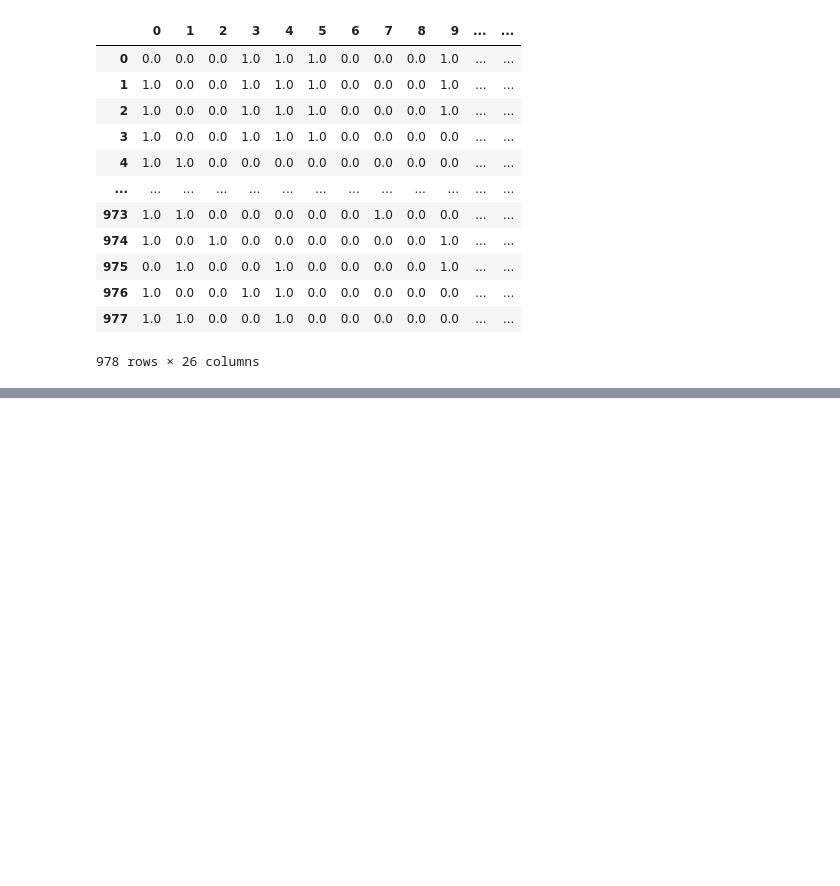
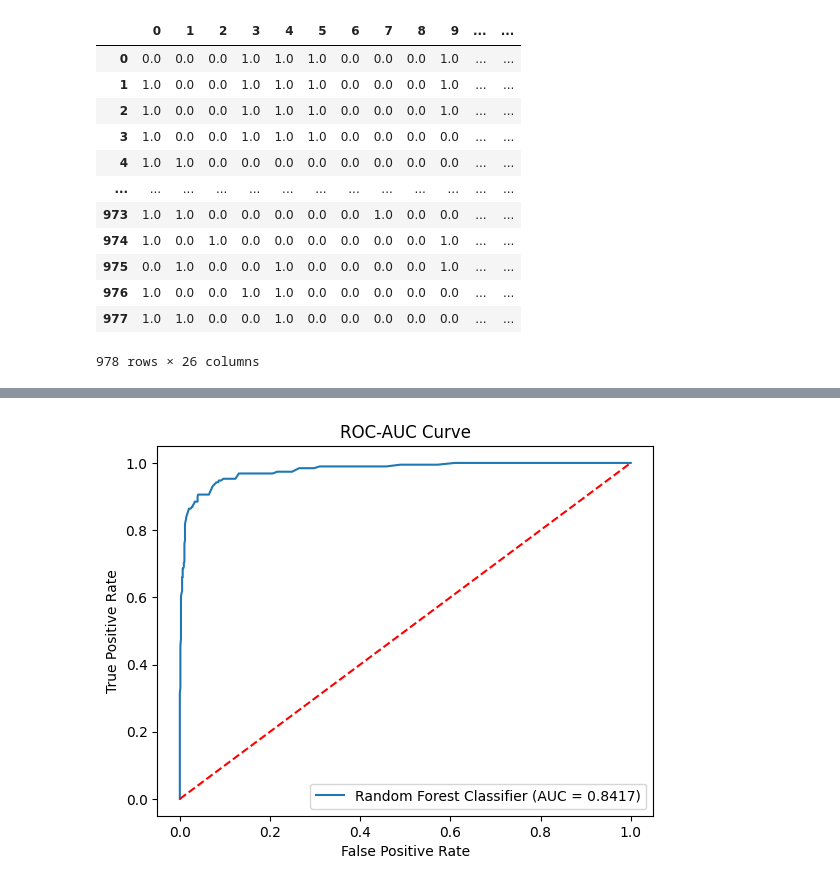
Before and after one commit to BinalPatel29/Udemy, a Jupyter notebook: Random forest/classification_implementation.ipynb, the cells around one changed output, grey strips where cells are left out. Drawn from its saved outputs; the diff is of its cells as text; code cells hidden in the pictures; blank space fills up the shorter version.

Commit message:
classifier

```diff
--- a/Random forest/classification_implementation.ipynb
+++ b/Random forest/classification_implementation.ipynb
@@ -315,0 +415,17 @@ pd.DataFrame(x_test)
+# %%
+from sklearn.model_selection import RandomizedSearchCV
+
+model_param= {}
+for name, model, params in randomcv_models:
+    random= RandomizedSearchCV(estimator=model,
+                               param_distributions=params,
+                               n_iter=100,
+                               cv=3,
+                               verbose=2,
+                               n_jobs=1)
+    random.fit(x_train, y_train)
+    model_param[name]= random.best_params_
+
+for model_name in model_param:
+    print(f"---------------- Best Params for {model_name} ---------------------------")
+    print(model_param[model_name])
@@ -315,0 +522,49 @@ pd.DataFrame(x_test)
+# %%
+## plot roc auc curve
+import matplotlib.pyplot as plt
+from sklearn.ensemble import RandomForestClassifier
+from sklearn.metrics import roc_curve
+
+plt.figure()
+
+auc_models = [
+    {
+        'label': 'Random Forest Classifier',
+        'model': RandomForestClassifier(
+            n_estimators=200,
+            min_samples_split=2,
+            max_features=8,
+            max_depth=None
+        ),
+        'auc': 0.8417
+    }
+]
+
+for algo in auc_models:
+    model = algo['model']
+    label = algo['label']
+    given_auc = algo['auc']
+
+    # Train model
+    model.fit(x_train, y_train)
+
+    # Predicted probabilities
+    y_prob = model.predict_proba(x_test)[:, 1]
+
+    # ROC curve
+    fpr, tpr, _ = roc_curve(y_test, y_prob)
+
+    # Plot using ONLY given AUC
+    plt.plot(fpr, tpr, label=f"{label} (AUC = {given_auc:.4f})")
+
+# Baseline
+plt.plot([0, 1], [0, 1], 'r--')
+
+plt.xlabel('False Positive Rate')
+plt.ylabel('True Positive Rate')
+plt.title('ROC-AUC Curve')
+
+plt.legend(loc='lower right')
+plt.show()
+# %% [output]
+[figure, added]
```
Also changed, not shown: parts of 6 cells of this notebook.
